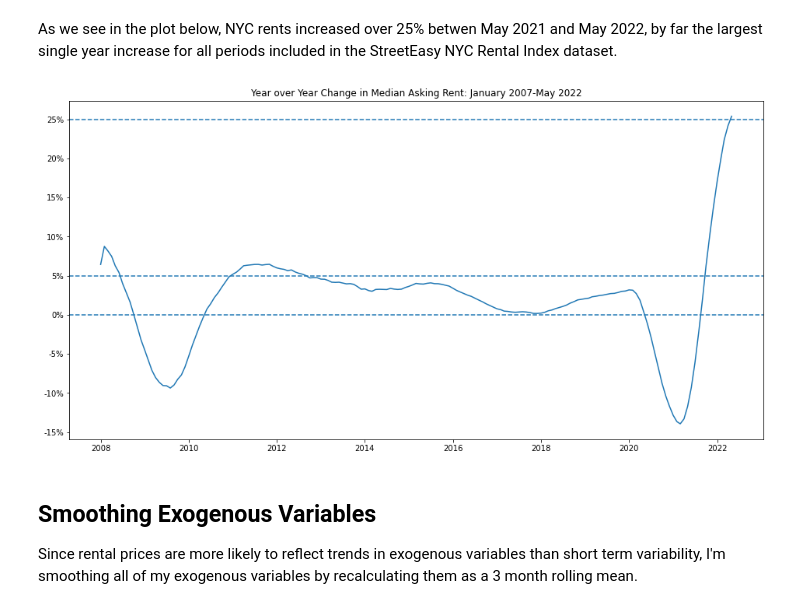
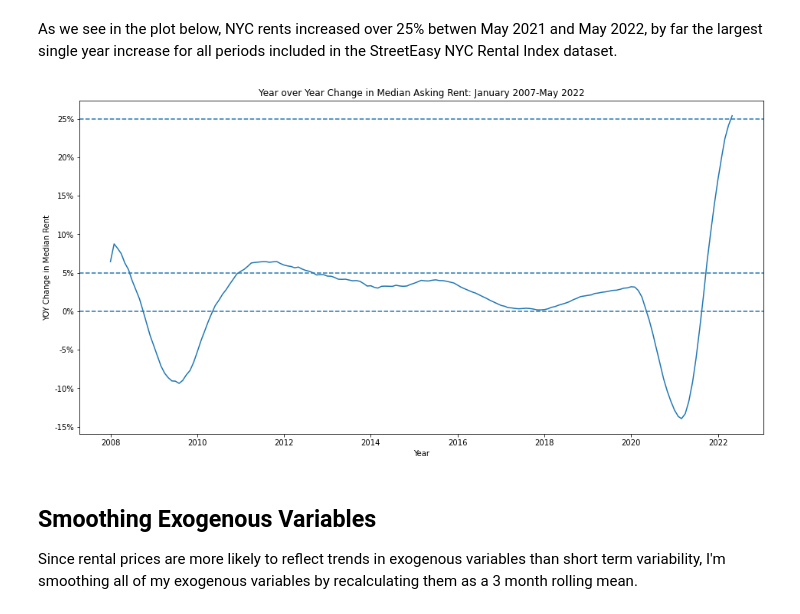
Before and after one commit to DavidKRichter/NYC-Rent-Forecasting-SARIMAX, a Jupyter notebook: index.ipynb, the cells around one changed output. Drawn from its saved outputs; the diff is of its cells as text; code cells hidden in the pictures.

Commit message:
update images

```diff
--- a/index.ipynb
+++ b/index.ipynb
@@ -295,16 +299,19 @@ As we see in the plot below, NYC rents increased over 25% betwen May 2021 and Ma
 # %%
 fig, ax = plt.subplots(figsize=(16, 8))
 ax.plot(all_data['12 Month Increase'])
 ax.set_title('Year over Year Change in Median Asking Rent: January 2007-May 2022')
+
+ax.set_xlabel('Year')
+ax.set_ylabel('YOY Change in Median Rent')
 formatter = ticker.FormatStrFormatter('%.0f%%')
 ax.yaxis.set_major_formatter(formatter)
 ax.axhline(y=0, ls='--')
 ax.axhline(y=5, ls='--')
 ax.axhline(y=25, ls='--')
 plt.savefig('images/yoy_increases.png')
 plt.show()
 # %% [output]
-[figure, old version]
+[figure, new version]
 # %%
 all_data.drop(['Rental Index 12 Month Lag', '12 Month Increase'], axis=1, inplace=True)
 # %% [markdown]
```
Also changed, not shown: parts of 7 cells of this notebook, 2 other files.
